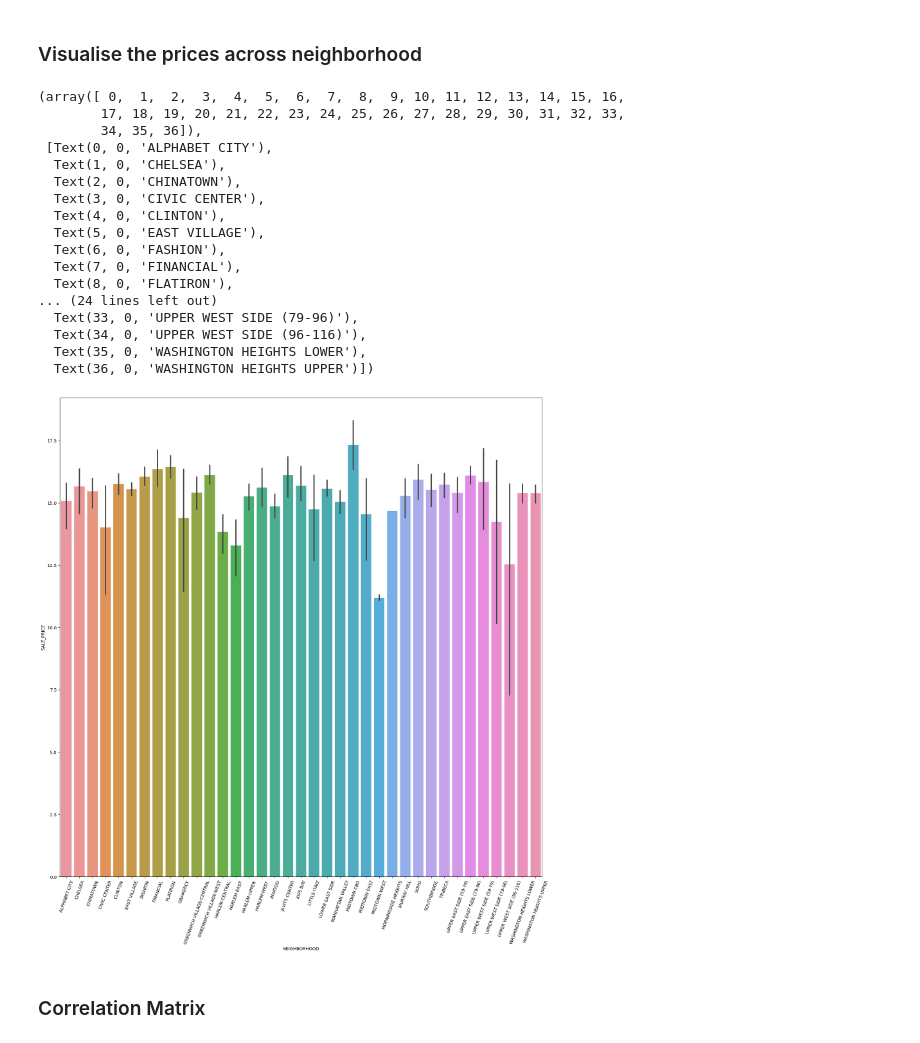
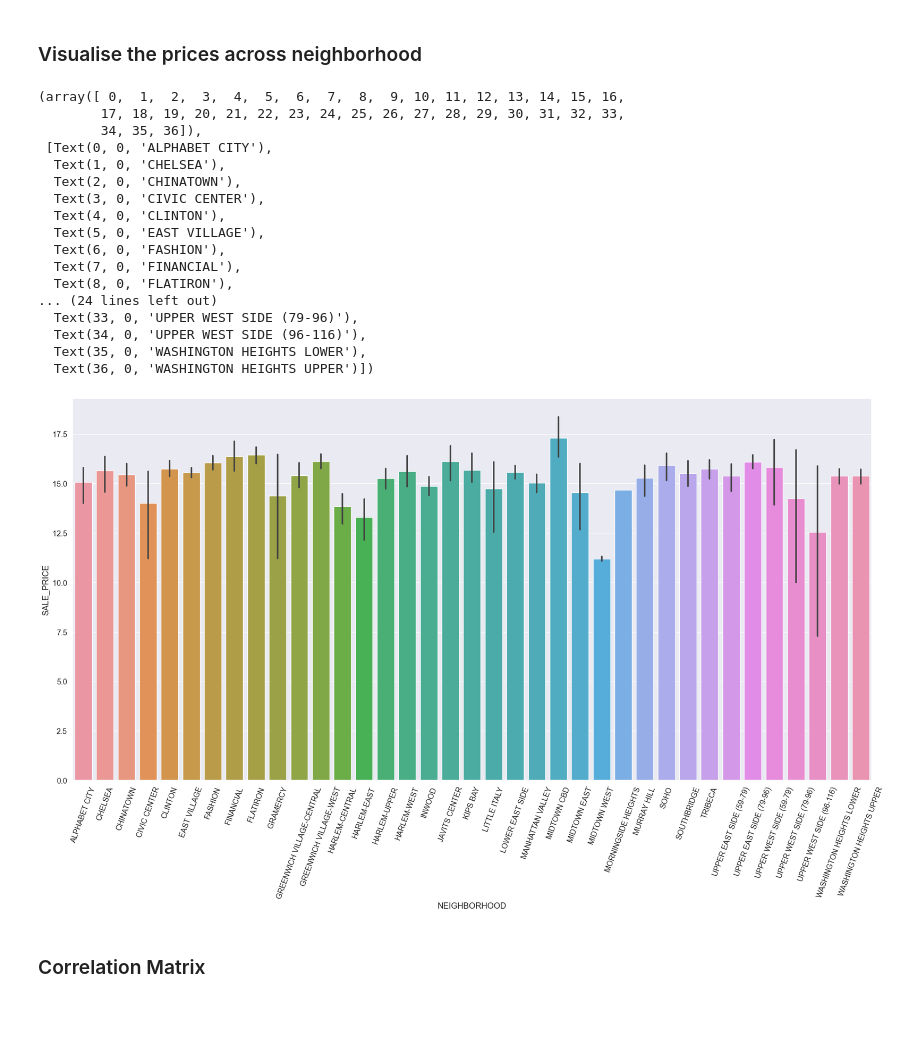
Before and after one commit to Stevedev7/Big-Data-CW, a Jupyter notebook: task1.ipynb, the cells around one changed output. Saved outputs shown, nothing was run; the diff lists cells and outputs as text; code cells hidden in the pictures; blank space fills up the shorter version.

```diff
--- a/task1.ipynb
+++ b/task1.ipynb
@@ -192,28 +193,29 @@ new_df.describe()
 # %% [markdown]
 ### Visualise the prices across neighborhood
 # %%
-plt.figure(figsize=(20, 20))
+plt.figure(figsize=(25, 12))
+sns.set_theme(font_scale=1.2)
 fig = sns.barplot(data=new_df ,y='SALE_PRICE', x='NEIGHBORHOOD')
 plt.xticks(rotation=70)
 # %% [output]
 (array([ 0,  1,  2,  3,  4,  5,  6,  7,  8,  9, 10, 11, 12, 13, 14, 15, 16,
         17, 18, 19, 20, 21, 22, 23, 24, 25, 26, 27, 28, 29, 30, 31, 32, 33,
         34, 35, 36]),
  [Text(0, 0, 'ALPHABET CITY'),
   Text(1, 0, 'CHELSEA'),
   Text(2, 0, 'CHINATOWN'),
   Text(3, 0, 'CIVIC CENTER'),
   Text(4, 0, 'CLINTON'),
   Text(5, 0, 'EAST VILLAGE'),
   Text(6, 0, 'FASHION'),
   Text(7, 0, 'FINANCIAL'),
   Text(8, 0, 'FLATIRON'),
 ... (24 lines left out)
   Text(33, 0, 'UPPER WEST SIDE (79-96)'),
   Text(34, 0, 'UPPER WEST SIDE (96-116)'),
   Text(35, 0, 'WASHINGTON HEIGHTS LOWER'),
   Text(36, 0, 'WASHINGTON HEIGHTS UPPER')])
-[figure, old version]
+[figure, new version]
 # %% [markdown]
 ### Correlation Matrix
 # %%
```
Also changed, not shown: parts of 6 cells of this notebook, 1 other file.
